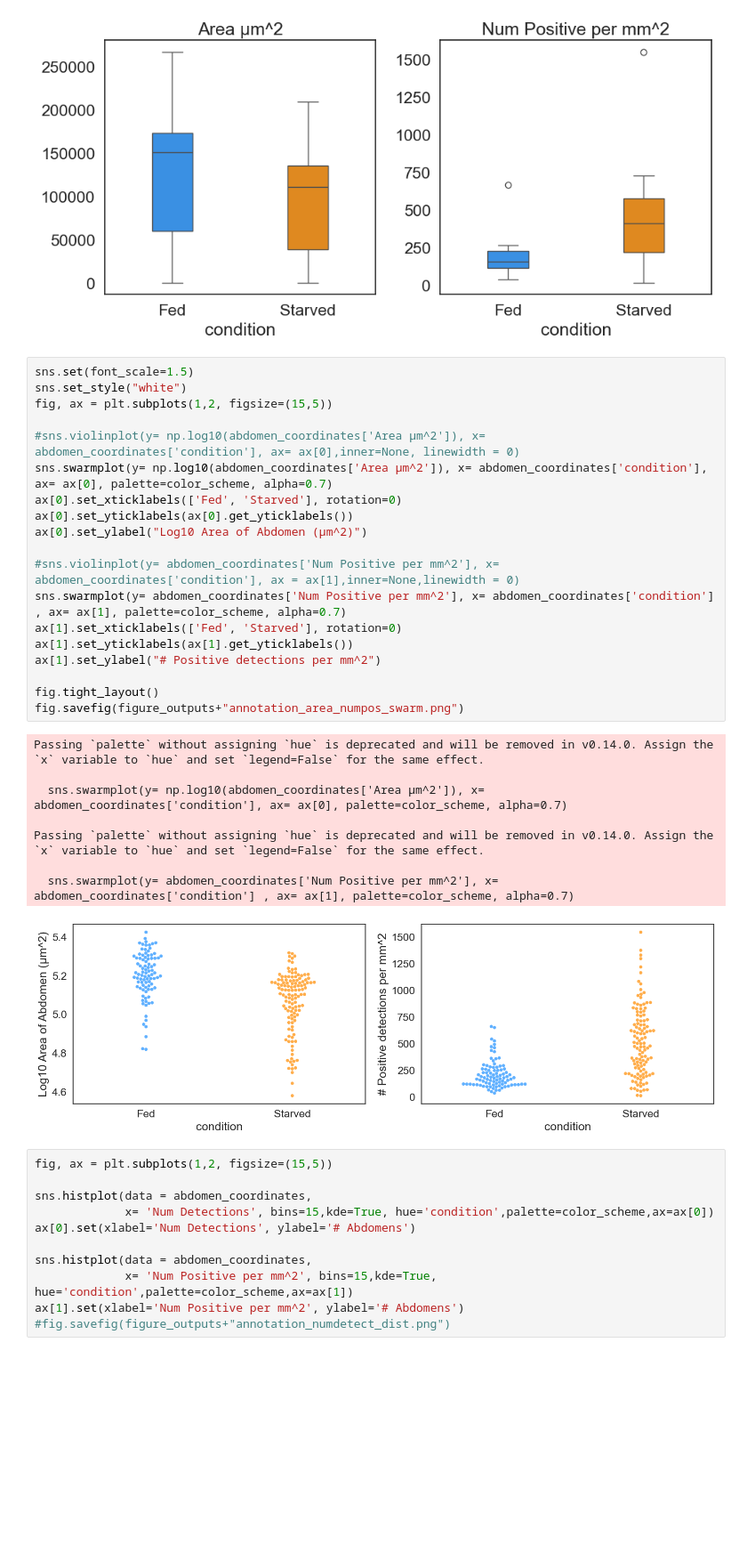
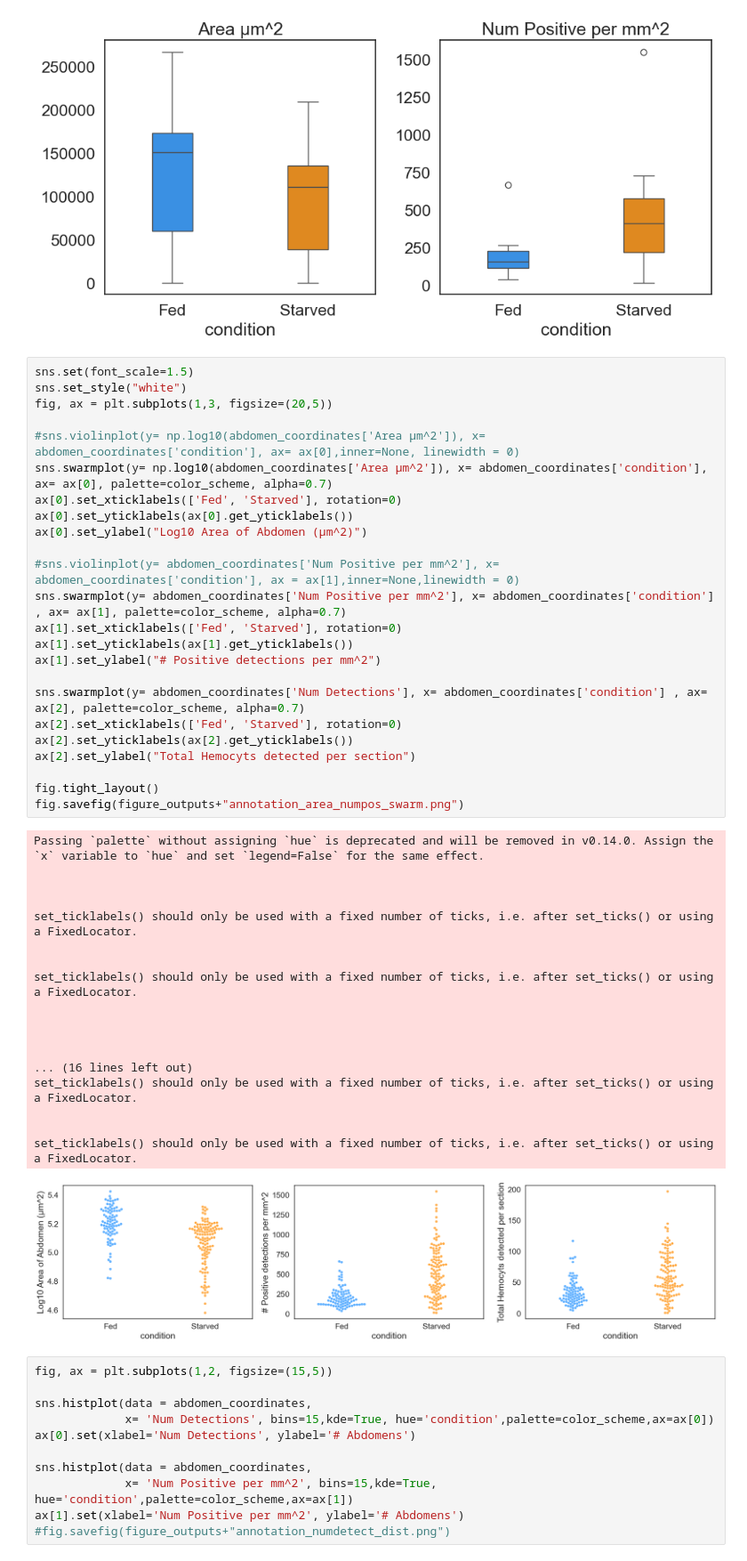
Before and after one commit to McCallLabBU/hemocyte_recruitment_image_quantification, a Jupyter notebook: code/archive/analyze_intensity_distributions.ipynb, the cells around one changed output. Shown at 89% size. Cells and saved outputs as stored; diff of their text form; blank space fills up the shorter version.

```diff
--- a/code/analyze_intensity_distributions.ipynb
+++ b/code/archive/analyze_intensity_distributions.ipynb
@@ -37,31 +37,46 @@ fig.savefig(figure_outputs+"annotation_area_numpos.png")
 # %%
 sns.set(font_scale=1.5)
 sns.set_style("white")
-fig, ax = plt.subplots(1,2, figsize=(15,5))
+fig, ax = plt.subplots(1,3, figsize=(20,5))
 
 #sns.violinplot(y= np.log10(abdomen_coordinates['Area µm^2']), x= abdomen_coordinates['condition'], ax= ax[0],inner=None, linewidth = 0)
 sns.swarmplot(y= np.log10(abdomen_coordinates['Area µm^2']), x= abdomen_coordinates['condition'], ax= ax[0], palette=color_scheme, alpha=0.7)
 ax[0].set_xticklabels(['Fed', 'Starved'], rotation=0)
 ax[0].set_yticklabels(ax[0].get_yticklabels())
 ax[0].set_ylabel("Log10 Area of Abdomen (µm^2)")
 
 #sns.violinplot(y= abdomen_coordinates['Num Positive per mm^2'], x= abdomen_coordinates['condition'], ax = ax[1],inner=None,linewidth = 0)
 sns.swarmplot(y= abdomen_coordinates['Num Positive per mm^2'], x= abdomen_coordinates['condition'] , ax= ax[1], palette=color_scheme, alpha=0.7)
 ax[1].set_xticklabels(['Fed', 'Starved'], rotation=0)
 ax[1].set_yticklabels(ax[1].get_yticklabels())
 ax[1].set_ylabel("# Positive detections per mm^2")
 
+sns.swarmplot(y= abdomen_coordinates['Num Detections'], x= abdomen_coordinates['condition'] , ax= ax[2], palette=color_scheme, alpha=0.7)
+ax[2].set_xticklabels(['Fed', 'Starved'], rotation=0)
+ax[2].set_yticklabels(ax[2].get_yticklabels())
+ax[2].set_ylabel("Total Hemocyts detected per section")
+
 fig.tight_layout()
 fig.savefig(figure_outputs+"annotation_area_numpos_swarm.png")
 # %% [output]
 Passing `palette` without assigning `hue` is deprecated and will be removed in v0.14.0. Assign the `x` variable to `hue` and set `legend=False` for the same effect.
 
-  sns.swarmplot(y= np.log10(abdomen_coordinates['Area µm^2']), x= abdomen_coordinates['condition'], ax= ax[0], palette=color_scheme, alpha=0.7)
 
-Passing `palette` without assigning `hue` is deprecated and will be removed in v0.14.0. Assign the `x` variable to `hue` and set `legend=False` for the same effect.
 
-  sns.swarmplot(y= abdomen_coordinates['Num Positive per mm^2'], x= abdomen_coordinates['condition'] , ax= ax[1], palette=color_scheme, alpha=0.7)
+set_ticklabels() should only be used with a fixed number of ticks, i.e. after set_ticks() or using a FixedLocator.
+
+
+set_ticklabels() should only be used with a fixed number of ticks, i.e. after set_ticks() or using a FixedLocator.
+
+
+
+
+... (16 lines left out)
+set_ticklabels() should only be used with a fixed number of ticks, i.e. after set_ticks() or using a FixedLocator.
+
+
+set_ticklabels() should only be used with a fixed number of ticks, i.e. after set_ticks() or using a FixedLocator.
-[figure, old version]
+[figure, new version]
 # %%
 fig, ax = plt.subplots(1,2, figsize=(15,5))
 
```
Also changed, not shown: parts of 5 cells of this notebook, 32 other files.
